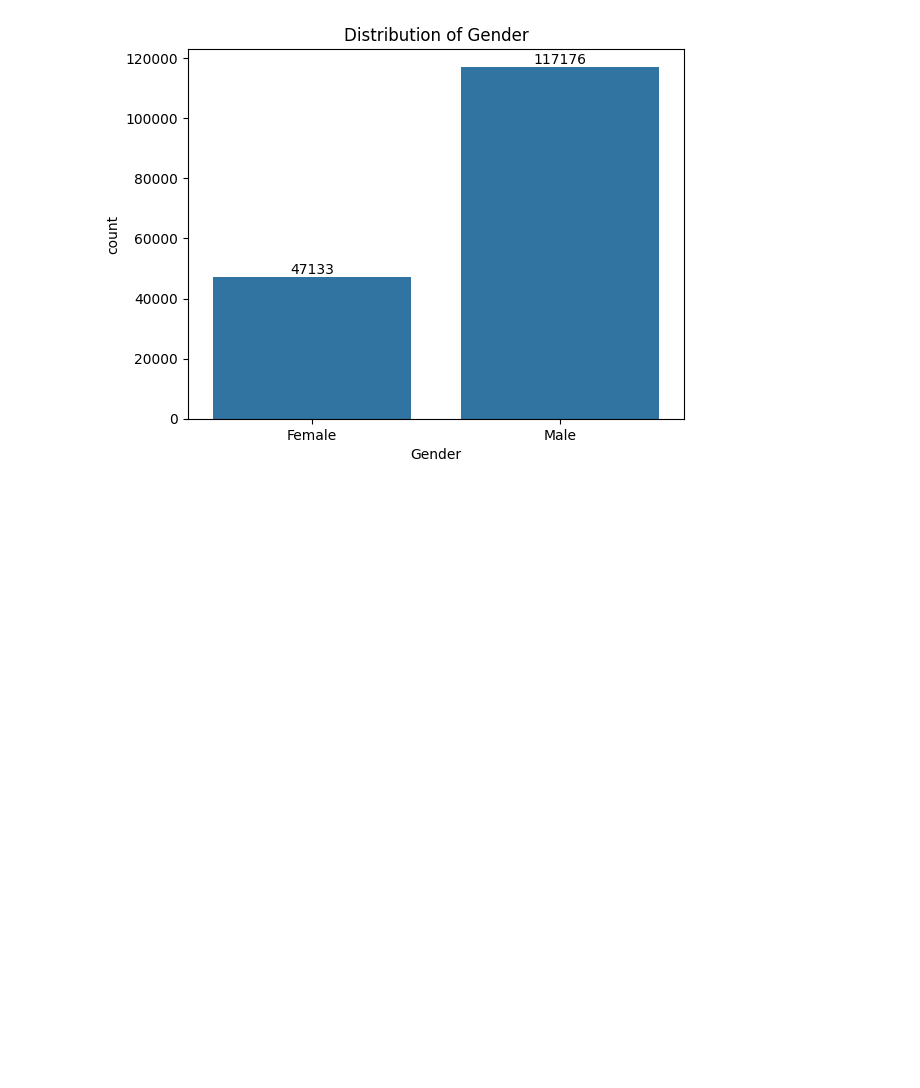
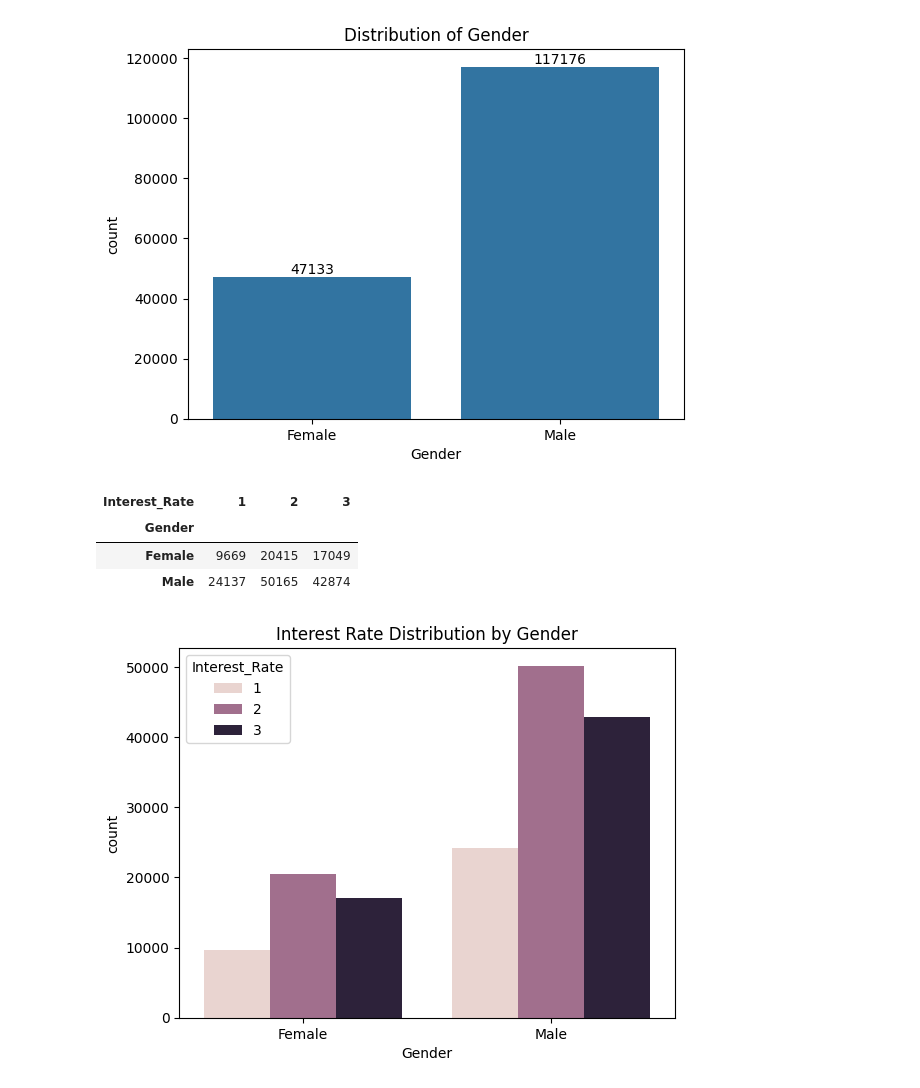
Before and after one commit to ka1817/Interest-Rate-Category-Prediction-Using-Supervised-Learning, a Jupyter notebook: notebook/eda.ipynb, the cells around one changed output. Saved outputs shown, nothing was run; the diff lists cells and outputs as text; code cells hidden in the pictures; blank space fills up the shorter version.

Commit message:
Distributions

```diff
--- a/notebook/eda.ipynb
+++ b/notebook/eda.ipynb
@@ -547,3 +547,19 @@ plt.title("Distribution of Gender")
 # %% [output]
 Text(0.5, 1.0, 'Distribution of Gender')
 [figure]
+# %%
+pd.crosstab(df['Gender'], df['Interest_Rate'])
+# %% [output]
+| Interest_Rate | 1 | 2 | 3 |
+| Gender |  |  |  |
+| Female | 9669 | 20415 | 17049 |
+| Male | 24137 | 50165 | 42874 |
+# %%
+import seaborn as sns
+import matplotlib.pyplot as plt
+
+sns.countplot(data=df, x='Gender', hue='Interest_Rate')
+plt.title('Interest Rate Distribution by Gender')
+plt.show()
+# %% [output]
+[figure, added]
```
Also changed, not shown: parts of 28 cells of this notebook, 3 other files.
